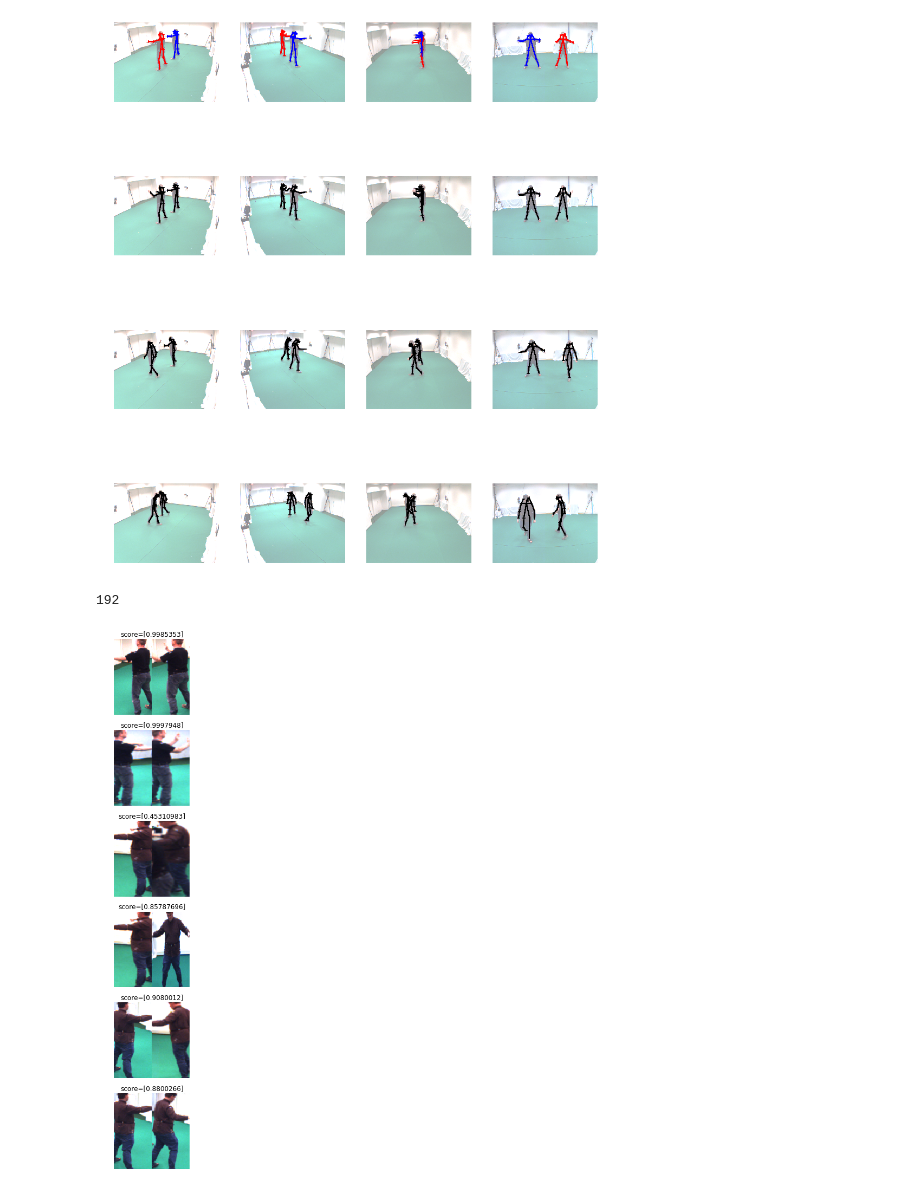
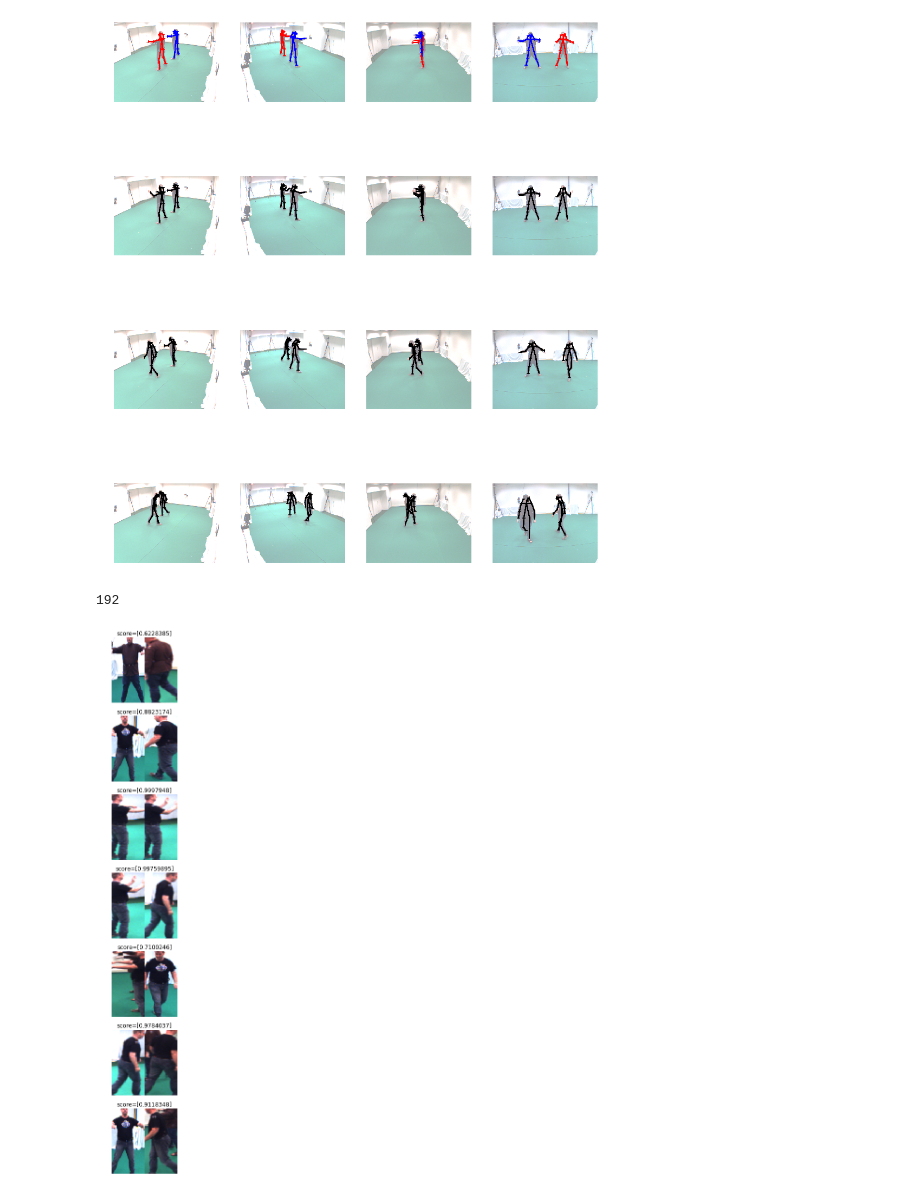
Before and after one commit to jutanke/mvpose, a Jupyter notebook: samples/UMPM_tracking.ipynb, the cells around one changed output. Cells and saved outputs as stored; diff of their text form; code cells hidden in the pictures.

```diff
--- a/samples/UMPM_tracking.ipynb
+++ b/samples/UMPM_tracking.ipynb
@@ -182,27 +182,28 @@ elapsed 210.45066833496094
 [figure]
 # %%
 import cv2
+from numpy.random import randint
 
 graph_part = Debug.track_partitioning
 
 scores = graph_part.scores
 imgsA = graph_part.ImgsA
 imgsB = graph_part.ImgsB
 
 print(len(imgsA))
 
-idxs = [0, 5, 50, 51, 52, 53]
+idxs = randint(0, len(imgsA), 7)
 n = len(idxs)
 fig = plt.figure(figsize=(10, n * 3))
 
 for j, i in enumerate(idxs):
     ax = fig.add_subplot(n, 1, j+1); ax.axis('off')
     imgA = cv2.resize(imgsA[i], (64, 128))
     imgB = cv2.resize(imgsB[i], (64, 128))
     score = scores[i]
     img = np.concatenate([imgA, imgB], axis=1)
     ax.set_title('score=' + str(score))
     ax.imshow(img)
 # %% [output]
 192
-[figure, old version]
+[figure, new version]
```
Also changed, not shown: 2 other files.
